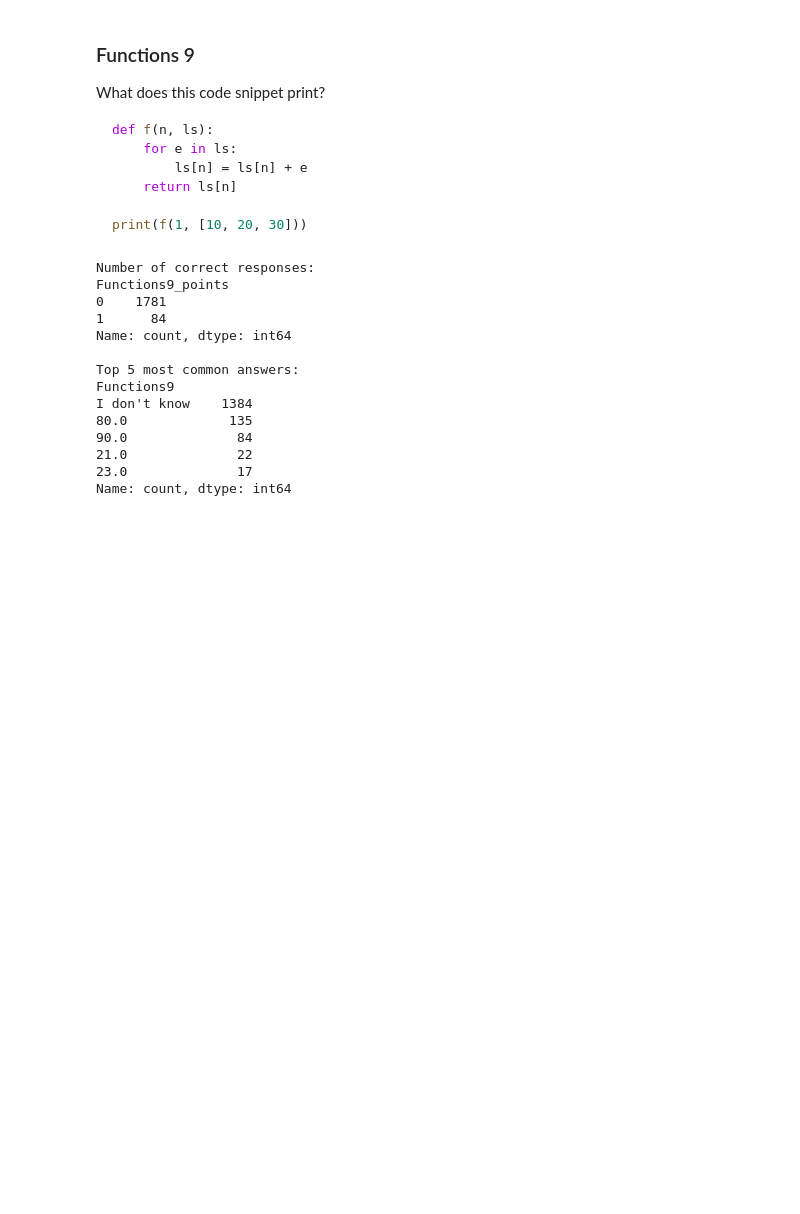
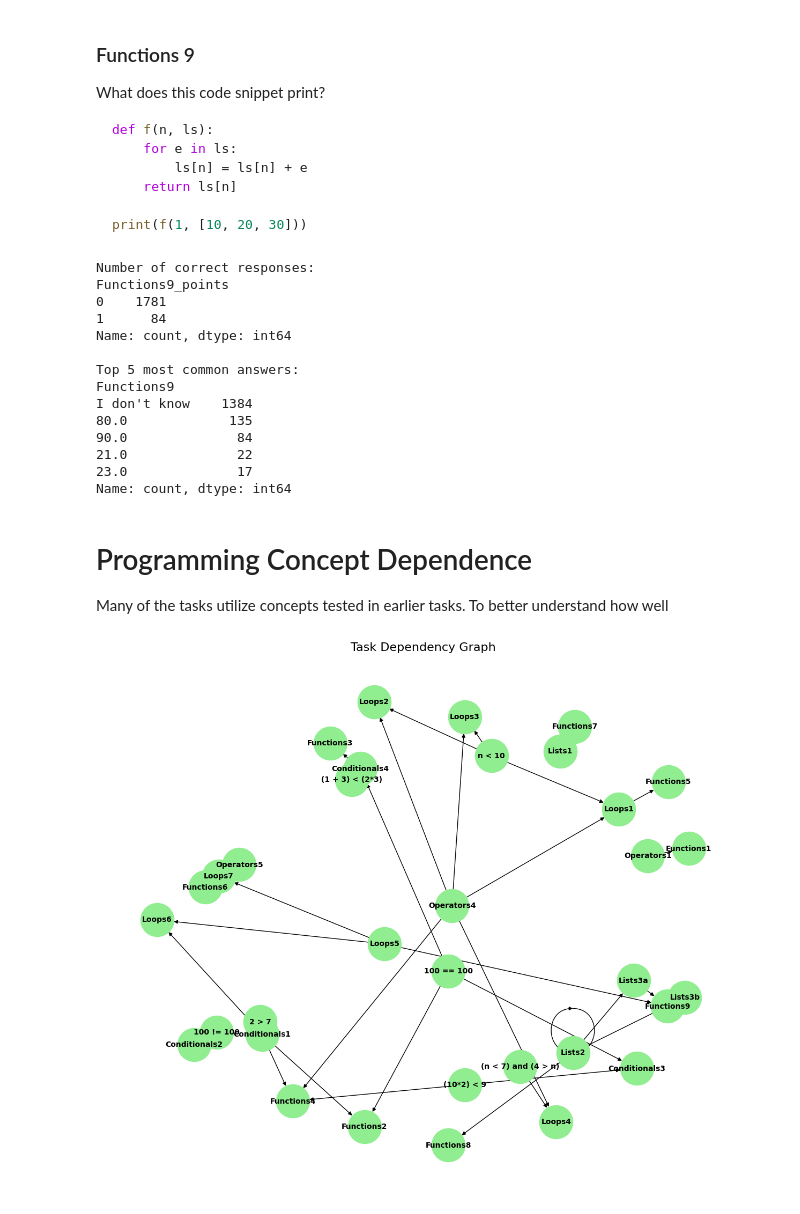
Before and after one commit to SondreBolland/Nordic-Prior-Knowledge-Test-2024, a Jupyter notebook: Dynamic Report.ipynb, the cells around one changed output. Cells and saved outputs as stored; diff of their text form; code cells hidden in the pictures; blank space fills up the shorter version.

Commit message:
Dependency of tasks

```diff
--- a/Dynamic Report.ipynb
+++ b/Dynamic Report.ipynb
@@ -1535,3 +1572,6 @@ I don't know    1384
 21.0              22
 23.0              17
 Name: count, dtype: int64
+# %% [markdown]
+# Programming Concept Dependence
+Many of the tasks utilize concepts tested in earlier tasks. To better understand how well
@@ -1537,0 +1612,22 @@ Name: count, dtype: int64
+# %%
+# Graph
+# Initialize a directed graph (DAG)
+G = nx.DiGraph()
+
+# Add all tasks as nodes
+G.add_nodes_from(tasks.keys())
+# %%
+# Add nodes and edges to the graph based on dependencies
+for task, dependencies in tasks.items():
+    for dependency in dependencies:
+        # Add an edge from each dependency to the task
+        G.add_edge(dependency, task)
+# %%
+# Draw the graph
+plt.figure(figsize=(12, 10))
+pos = nx.spring_layout(G)  # Positions for all nodes
+nx.draw(G, pos, with_labels=True, node_color='lightgreen', node_size=2000, font_size=10, font_weight='bold', arrows=True)
+plt.title('Task Dependency Graph', fontsize=16)
+plt.show()
+# %% [output]
+[figure, added]
```
Also changed, not shown: parts of 18 cells of this notebook.
